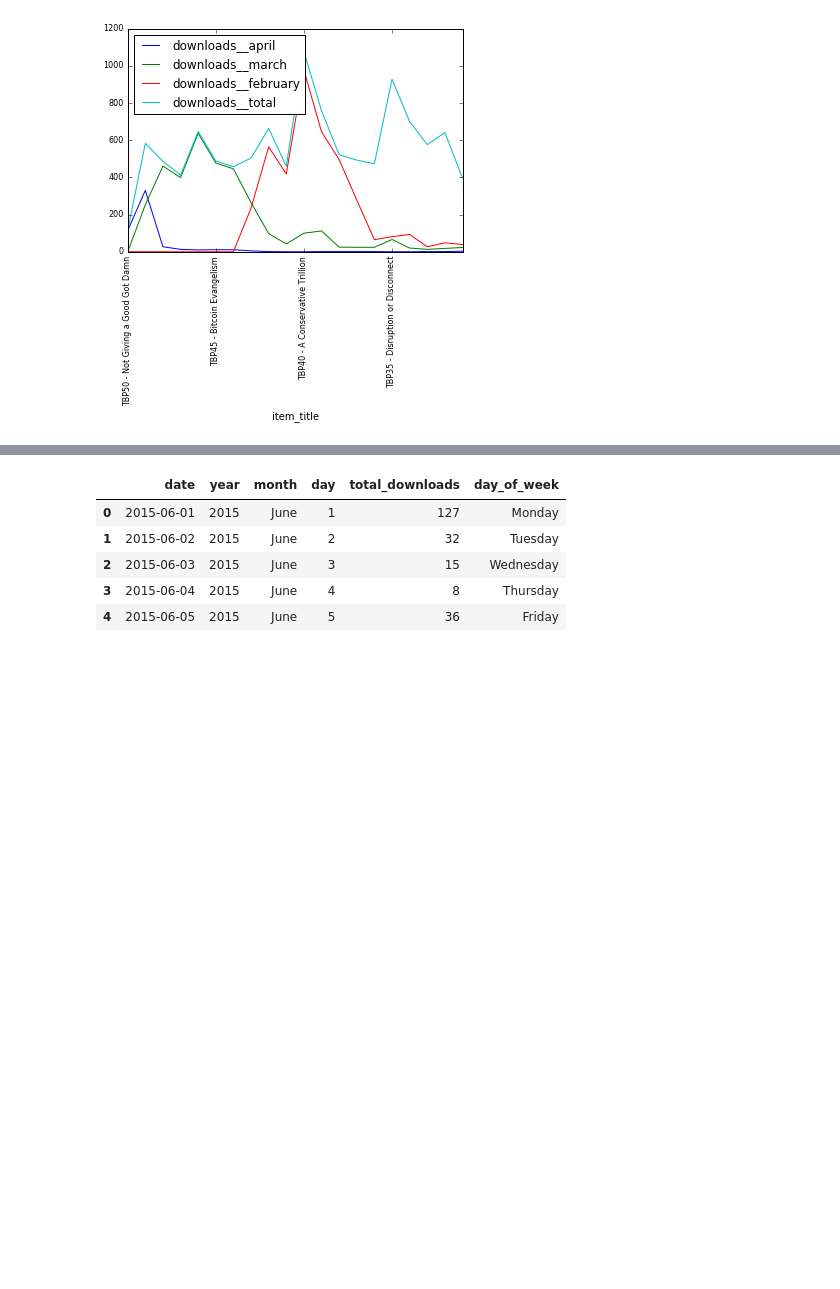
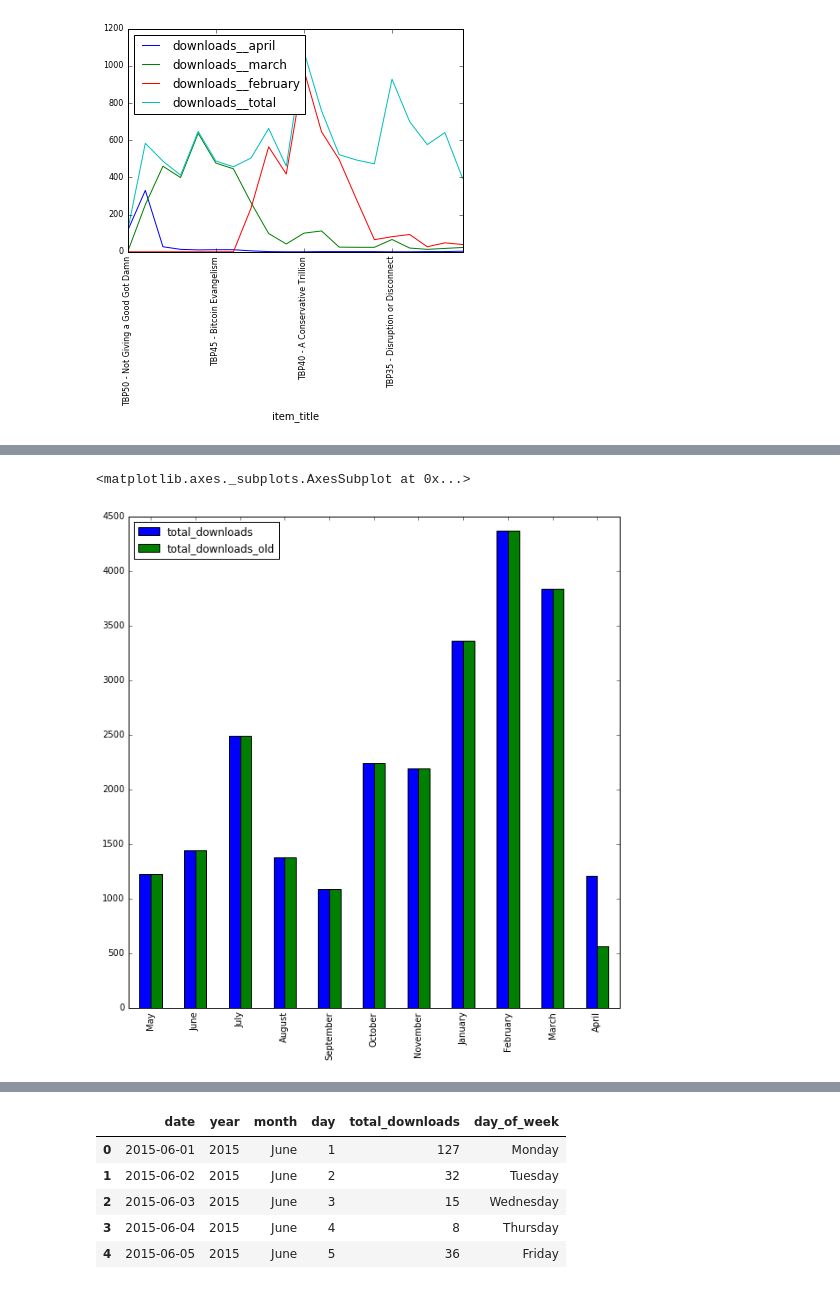
Before and after one commit to corpetty/TBP_metrics, a Jupyter notebook: Exploring.ipynb, the cells around one changed output, grey strips where cells are left out. Drawn from its saved outputs; the diff is of its cells as text; code cells hidden in the pictures; blank space fills up the shorter version.

```diff
--- a/Exploring.ipynb
+++ b/Exploring.ipynb
@@ -49 +59,19 @@ ts.plot(kind='bar', figsize=(10,10))
+# %%
+#  Sort and plot by month
+months={0:"January", 1:"February", 2:"March", 3:"April", 4:"May", 5:"June", 6:"July", 7:"August", 8:"September", 9:"October", 10:"November", 11:"December"}
+daily = daily_metrics.set_index('date')
+daily_old = daily_metrics_old.set_index('date')
+ts = daily.total_downloads.resample('M', how='sum')
+ts_old = daily_old.total_downloads.resample('M', how='sum')
+#  Relabel to month name
+ts = pd.DataFrame(ts).set_index(pd.Series([4,5,6,7,8,9,10,0,1,2,3]).apply(lambda x: months[x]))
+ts_old = pd.DataFrame(ts_old).set_index(pd.Series([4,5,6,7,8,9,10,0,1,2,3]).apply(lambda x: months[x]))
+ts_old.columns = ['total_downloads_old']
+#  Merge
+compared = pd.merge(ts, ts_old, left_index=True, right_index=True)
+#  Plot
+compared.plot(kind='bar', figsize=(10,10))
+# %% [output]
+<matplotlib.axes._subplots.AxesSubplot at 0x...>
+[figure, added]
 # %%
```
Also changed, not shown: parts of 12 cells of this notebook, 4 other files.
